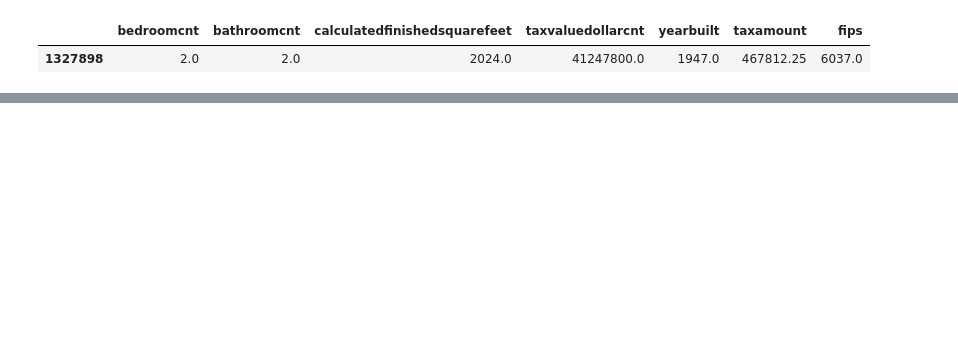
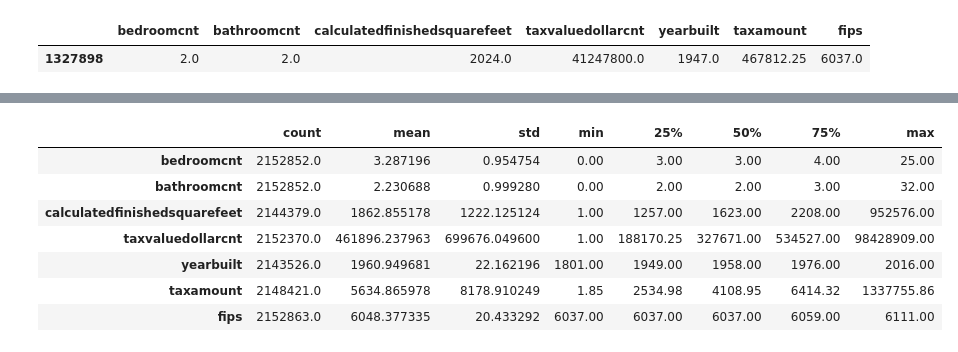
Before and after one commit to aaron-mv-moore/regression-exercises, a Jupyter notebook: wrangle.ipynb, the cells around one changed output, grey strips where cells are left out. Saved outputs shown, nothing was run; the diff lists cells and outputs as text; code cells hidden in the pictures; blank space fills up the shorter version.

```diff
--- a/wrangle.ipynb
+++ b/wrangle.ipynb
@@ -498,0 +634,11 @@ train.shape[0], validate.shape[0], test.shape[0]
+# %%
+df.describe().T
+# %% [output]
+|  | count | mean | std | min | 25% | 50% | 75% | max |
+| bedroomcnt | 2152852.0 | 3.287196 | 0.954754 | 0.00 | 3.00 | 3.00 | 4.00 | 25.00 |
+| bathroomcnt | 2152852.0 | 2.230688 | 0.999280 | 0.00 | 2.00 | 2.00 | 3.00 | 32.00 |
+| calculatedfinishedsquarefeet | 2144379.0 | 1862.855178 | 1222.125124 | 1.00 | 1257.00 | 1623.00 | 2208.00 | 952576.00 |
+| taxvaluedollarcnt | 2152370.0 | 461896.237963 | 699676.049600 | 1.00 | 188170.25 | 327671.00 | 534527.00 | 98428909.00 |
+| yearbuilt | 2143526.0 | 1960.949681 | 22.162196 | 1801.00 | 1949.00 | 1958.00 | 1976.00 | 2016.00 |
+| taxamount | 2148421.0 | 5634.865978 | 8178.910249 | 1.85 | 2534.98 | 4108.95 | 6414.32 | 1337755.86 |
+| fips | 2152863.0 | 6048.377335 | 20.433292 | 6037.00 | 6037.00 | 6037.00 | 6059.00 | 6111.00 |
```
Also changed, not shown: parts of 76 cells of this notebook, 7 other files.
